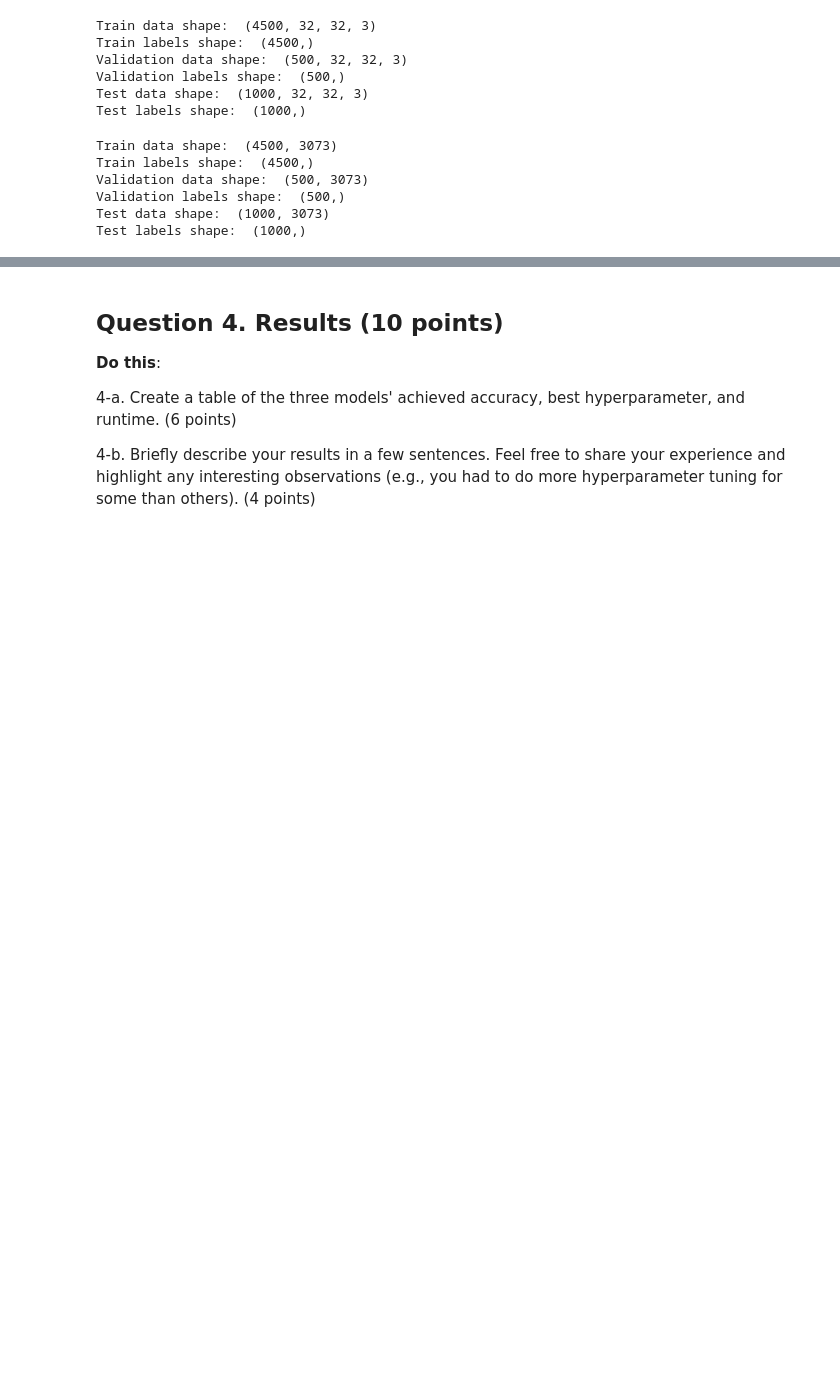
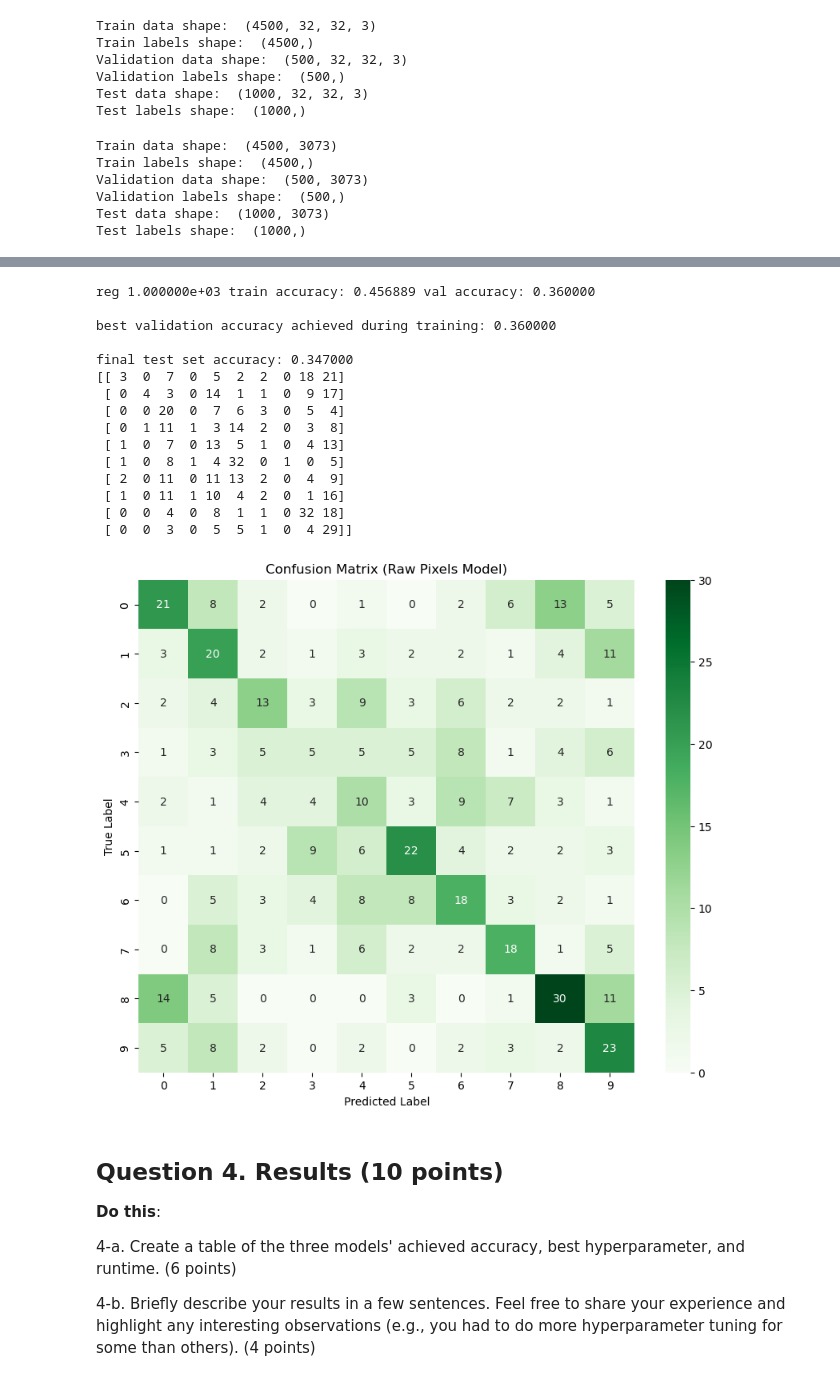
Before and after one commit to fatihahaider/Linear-Classifiers-and-Convolutional-Networks, a Jupyter notebook: partA/assn2_classification.ipynb, the cells around one changed output, grey strips where cells are left out. Drawn from its saved outputs; the diff is of its cells as text; code cells hidden in the pictures; blank space fills up the shorter version.

```diff
--- a/partA/assn2_classification.ipynb
+++ b/partA/assn2_classification.ipynb
@@ -331,3 +335,35 @@ ValueError: too many values to unpack (expected 2)
+# %%
+
+best_pixels = train(X_train, y_train, X_val, y_val, X_test, y_test, regularization_strengths)
+
+y_val_pred_pixels = best_pixels.predict(X_val)   # shape (N_val,)
+
+cm_pixels = confusion_matrix(y_val, y_val_pred_pixels)
+
+plt.figure(figsize=(10, 8))
+print(cm)
+sns.heatmap(cm_pixels, annot=True, fmt="d", cmap="Greens")
+plt.xlabel("Predicted Label")
+plt.ylabel("True Label")
+plt.title("Confusion Matrix (Raw Pixels Model)")
+plt.show()
+# %% [output]
+reg 1.000000e+03 train accuracy: 0.456889 val accuracy: 0.360000
+
+best validation accuracy achieved during training: 0.360000
+
+final test set accuracy: 0.347000
+[[ 3  0  7  0  5  2  2  0 18 21]
+ [ 0  4  3  0 14  1  1  0  9 17]
+ [ 0  0 20  0  7  6  3  0  5  4]
+ [ 0  1 11  1  3 14  2  0  3  8]
+ [ 1  0  7  0 13  5  1  0  4 13]
+ [ 1  0  8  1  4 32  0  1  0  5]
+ [ 2  0 11  0 11 13  2  0  4  9]
+ [ 1  0 11  1 10  4  2  0  1 16]
+ [ 0  0  4  0  8  1  1  0 32 18]
+ [ 0  0  3  0  5  5  1  0  4 29]]
+[figure, added]
 # %% [markdown]
 ## Question 4. Results (10 points)
 
```
Also changed, not shown: parts of 1 cell of this notebook, 8 other files.
